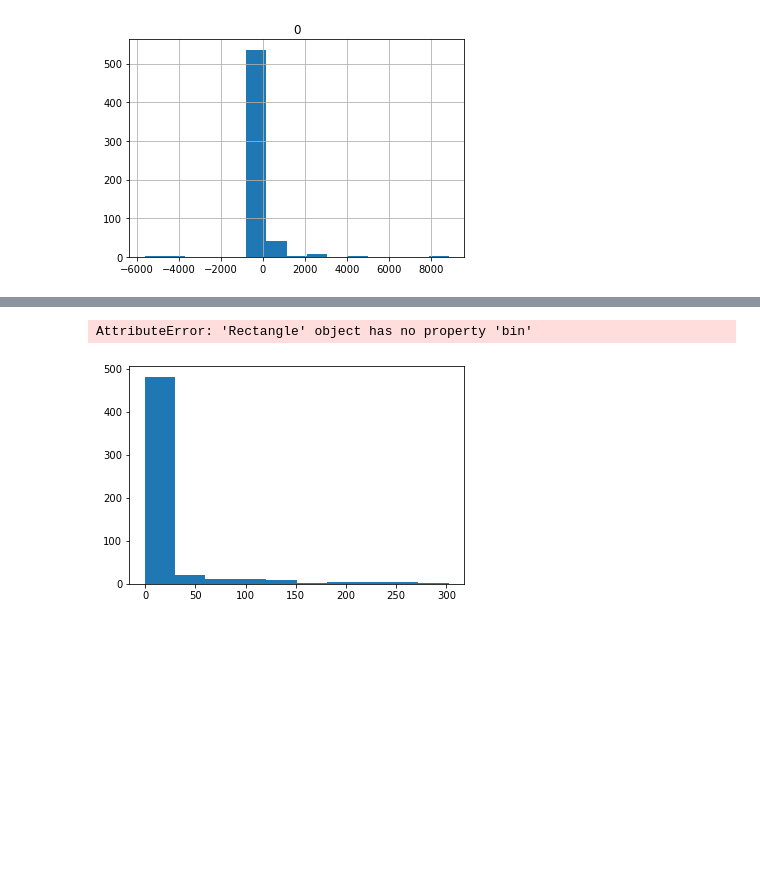
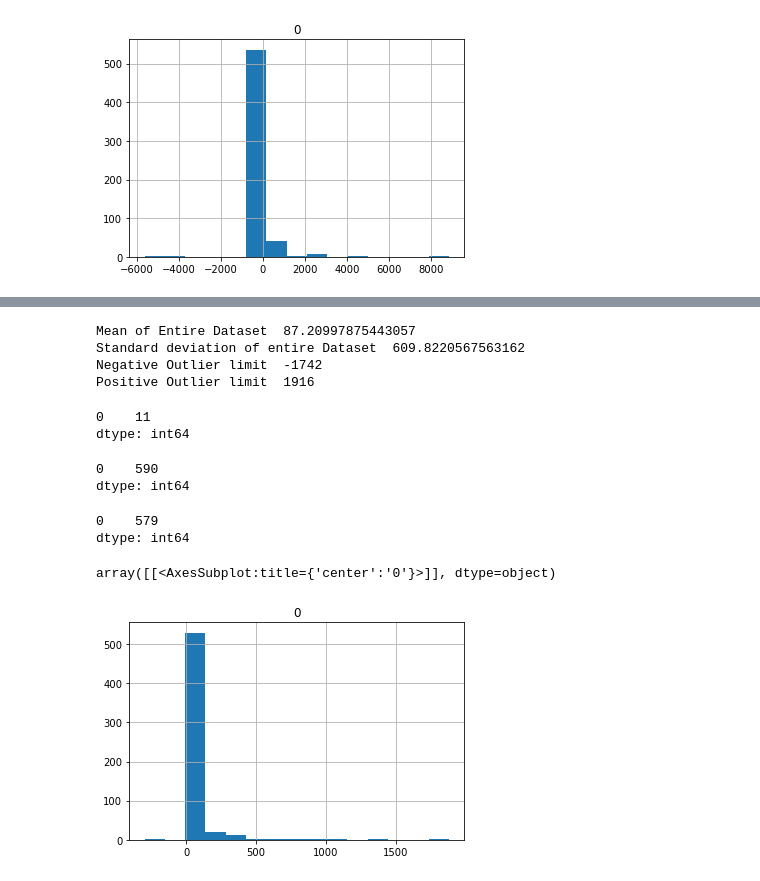
Before and after one commit to Himanshu-Dharma/secom_mpmd, a Jupyter notebook: Secom -Prasad.ipynb, the cells around one changed output, grey strips where cells are left out. Saved outputs shown, nothing was run; the diff lists cells and outputs as text; code cells hidden in the pictures; blank space fills up the shorter version.

```diff
--- a/Secom -Prasad (1).ipynb
+++ b/Secom -Prasad.ipynb
@@ -270,5 +172,44 @@ within_range = mean_hist_df[(mean_hist_df < Pos_out[0]) & (mean_hist_df > Neg_ou
+# %%
+mean_data = df1.mean()
+mean_df = pd.DataFrame(data = mean_data)
+# DataFrame of Means of each feature
+
+mean = df1.mean().mean()
+print("Mean of Entire Dataset ", mean)
+
+std = df1.mean().std()
+print("Standard deviation of entire Dataset ", std)
+
+#Outlier
+Neg_outlier = int(mean - 3*std)
+Pos_outlier = int(mean + 3*std)
+print("Negative Outlier limit " , Neg_outlier)
+print("Positive Outlier limit " , Pos_outlier)
+#Range = X+-3s
+# %% [output]
+Mean of Entire Dataset  87.20997875443057
+Standard deviation of entire Dataset  609.8220567563162
+Negative Outlier limit  -1742
+Positive Outlier limit  1916
+# %%
+outlier_count = mean_df[(mean_df > Pos_outlier) | (mean_df < Neg_outlier)]
+outlier_count.count()
+# %% [output]
+0    11
+dtype: int64
+# %%
+mean_df.count()
+# %% [output]
+0    590
+dtype: int64
+# %%
+main_df = mean_df[(mean_df < Pos_outlier) & (mean_df > Neg_outlier)]
+main_df.count()
+# %% [output]
+0    579
+dtype: int64
 # %%
-within_range.hist(bin = 15)
+main_df.hist(bins = 15)
 # %% [output]
-AttributeError: 'Rectangle' object has no property 'bin'
+array([[<AxesSubplot:title={'center':'0'}>]], dtype=object)
-[figure, old version]
+[figure, new version]
```
Also changed, not shown: parts of 21 cells of this notebook.
